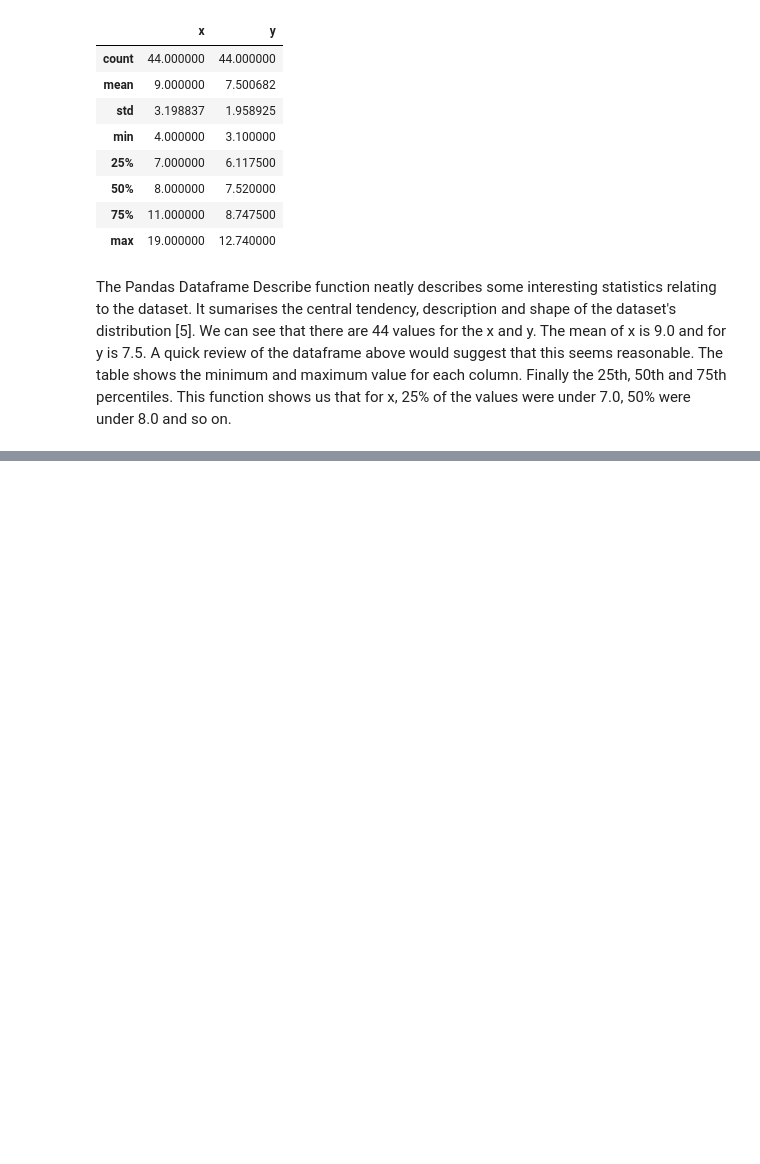
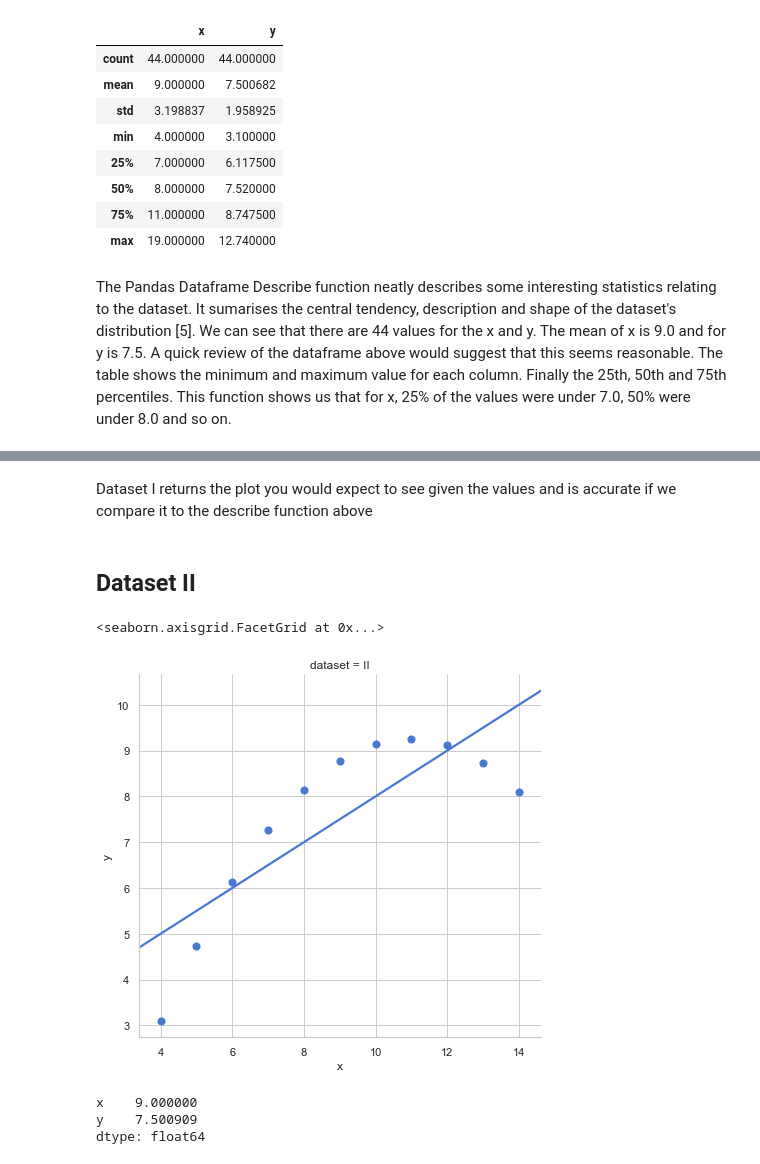
Before and after one commit to Gerrydh/Fundamentals-of-DA-Assignments, a Jupyter notebook: Anscombe's Quartet Dataset- Assignment.ipynb, the cells around one changed output, grey strips where cells are left out. Saved outputs shown, nothing was run; the diff lists cells and outputs as text; code cells hidden in the pictures; blank space fills up the shorter version.

```diff
--- a/Anscombe's Quartet Dataset- Assignment.ipynb
+++ b/Anscombe's Quartet Dataset- Assignment.ipynb
@@ -91,0 +117,17 @@ Index(['dataset', 'x', 'y'], dtype='object')
+# %% [markdown]
+Dataset I returns the plot you would expect to see given the values and is accurate if we compare it to the describe function above
+# %% [markdown]
+## Dataset II
+# %%
+sns.lmplot(x="x", y="y", col="dataset", hue="dataset", data=df.iloc[11:22],
+           col_wrap=3, ci=None, palette="muted", height=6,
+           scatter_kws={"s": 50, "alpha": 1})
+# %% [output]
+<seaborn.axisgrid.FacetGrid at 0x...>
+[figure, added]
+# %%
+df[['x', 'y']].iloc[11:22].mean(axis=0)
+# %% [output]
+x    9.000000
+y    7.500909
+dtype: float64
```
Also changed, not shown: parts of 25 cells of this notebook.
